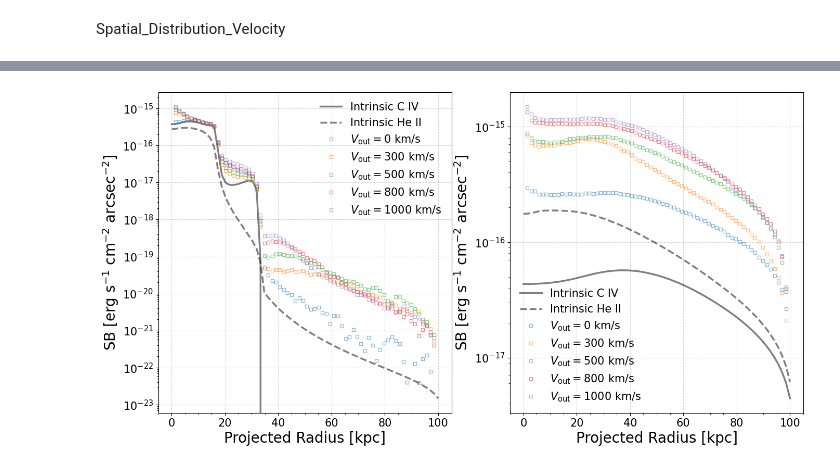
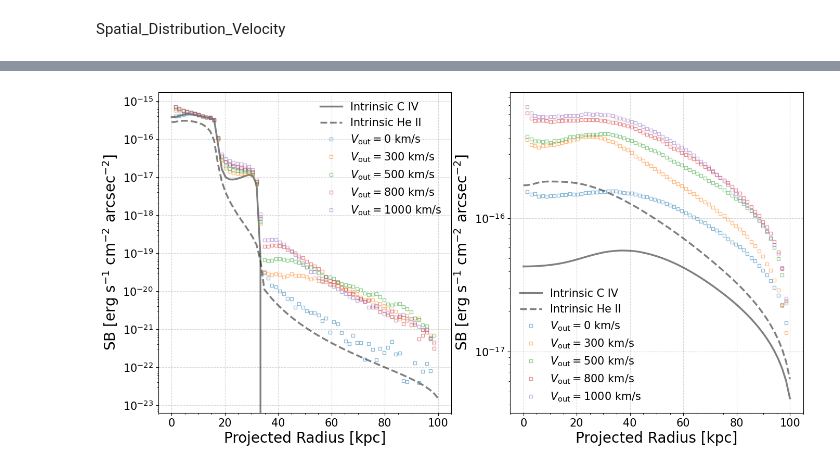
Before and after one commit to jin981016/RT_JIN, a Jupyter notebook: Practice_Spatial_Distribtuion.ipynb, the cells around one changed output, grey strips where cells are left out. Cells and saved outputs as stored; diff of their text form; code cells hidden in the pictures.

```diff
--- a/Practice_Spatial_Distribtuion.ipynb
+++ b/Practice_Spatial_Distribtuion.ipynb
@@ -568,5 +567,5 @@ plt.ylim(ymax=1e-3)
 # %%
-from RT import *
+from RT_v1 import *
 
 fig = plt.figure(1,figsize=(14,12))
 Lumin = 46.0
@@ -579,7 +578,7 @@ V_emit = 3000
 V_rand = 30
 
 
-path_RT = os.path.expanduser(r"~/CIV_data_spatial_distribution")
+path_RT = os.path.expanduser(r"~/CIV_RT_scat_data/SB_CIV")
 
 
 plt.subplot(221)
@@ -712,10 +710,10 @@ warng pyCloudy config: pyCloudy works better with matplotlib Triangulation
 # %% [markdown]
 Spatial_Distribution_Velocity
 # %%
-from RT import *
+from RT_v1 import *
 fig = plt.figure(1,figsize=(16,8))
 
-
+path_RT = os.path.expanduser(r"~/CIV_RT_scat_data/SB_CIV")
 
 Column_density_order= 22.0
 metals = 1.0
@@ -723,12 +721,10 @@ V_out = 500
 V_emit = 3000  # km/s; Gaussian sigma velocity라고 가정
 V_rand = 30
 geo = "NEB"
+
 plt.subplot(121)
 
-
 Lumin = 44.0
-
-path_RT = os.path.expanduser(r"~/CIV_data_spatial_distribution")
 
 atom = "CIV"
 radius_int, intrinsic_brightness= spatial_distribution_CLOUDY(path_RT,V_out, V_emit, V_rand, geo, atom, Lumin,metals,Column_density_order)
@@ -777,7 +773,6 @@ plt.subplot(122)
 
 Lumin = 46.0
 
-path_RT = os.path.expanduser(r"~/CIV_data_spatial_distribution")
 
 atom = "CIV"
 radius_int, intrinsic_brightness= spatial_distribution_CLOUDY(path_RT,V_out, V_emit, V_rand, geo, atom, Lumin,metals,Column_density_order)
@@ -822,5 +817,5 @@ plt.minorticks_on()
 
 
 plt.tight_layout()
-plt.savefig('/home/jinlim/Desktop/V_out_various_SB.pdf', bbox_inches='tight')
+# plt.savefig('/home/jinlim/V_out_various_SB.pdf', bbox_inches='tight')
 # %% [output]
@@ -828,8 +823,8 @@ plt.savefig('/home/jinlim/Desktop/V_out_various_SB.pdf', bbox_inches='tight')
 # %%
-from RT import *
+from RT_v1 import *
 fig = plt.figure(1,figsize=(16,8))
 
-
+path_RT = os.path.expanduser(r"~/CIV_RT_scat_data/SB_CIV")
 
 Column_density_order= 22.0
 metals = 1.0
@@ -845,7 +840,6 @@ plt.subplot(121)
 
 Lumin = 44.0
 
-path_RT = os.path.expanduser(r"~/CIV_data_spatial_distribution")
 
 atom = "CIV"
 radius_int, intrinsic_brightness= spatial_distribution_CLOUDY(path_RT,V_out, V_emit, V_rand, geo, atom, Lumin,metals,Column_density_order)
@@ -897,8 +891,6 @@ plt.subplot(122)
 
 Lumin = 46.0
 
-path_RT = os.path.expanduser(r"~/CIV_data_spatial_distribution")
-
 atom = "CIV"
 radius_int, intrinsic_brightness= spatial_distribution_CLOUDY(path_RT,V_out, V_emit, V_rand, geo, atom, Lumin,metals,Column_density_order)
 SB_arc = sr_to_arcsec_2(intrinsic_brightness, z)
@@ -916,31 +908,31 @@ for vv in V_out:
     radius, Total_CIV = total_Scattered_CIV(path_RT, vv, V_emit, V_rand, Lumin, metals, Column_density_order)
     SB_arc = sr_to_arcsec_2(Total_CIV, z)
     plt.plot(
         radius,
         SB_arc,
         marker='s',
         linestyle='',
         markersize=5,
         markerfacecolor='none',
         alpha=0.5,
         label=fr'$V_{{\rm out}}={vv:<.0f}\ \mathrm{{km/s}}$'
     )
 
 
 
 
 
 
 plt.xlabel('Projected Radius [kpc]', fontsize=20)
 plt.xticks(fontsize=15)
 
 plt.ylabel(r'$\rm SB~[erg \ s^{-1} \ cm^{-2} \ arcsec^{-2}]$', fontsize=20)
 plt.yticks(fontsize=15)
 # plt.ylim(ymax=5e-4,ymin=5e-7)
 plt.yscale('log')
 
 plt.legend(frameon=False,fontsize=15)
 plt.grid(True,linestyle='--',alpha=0.5)
 plt.minorticks_on()
 # %% [output]
-[figure, old version]
+[figure, new version]
```
Also changed, not shown: parts of 7 cells of this notebook, 55 other files.
